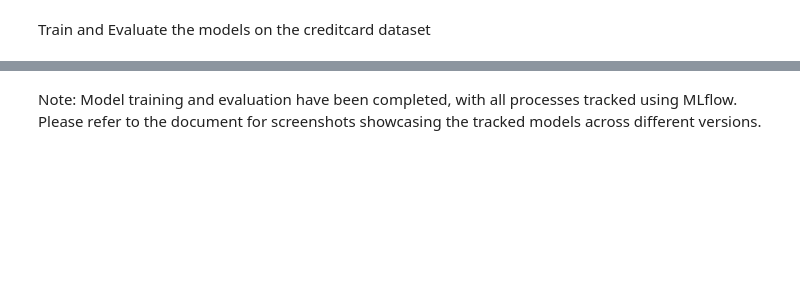
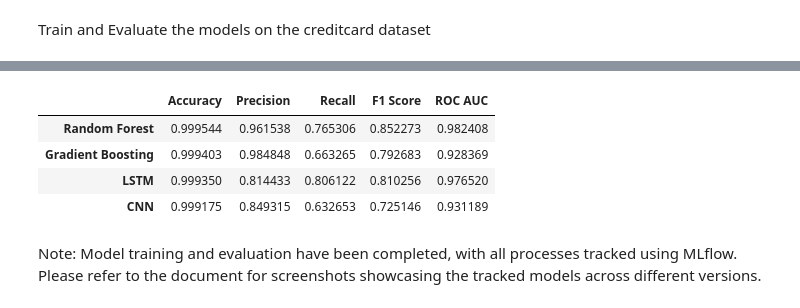
Before and after one commit to simreteabmekbib/Credit-Card-Fraud-Detection-System, a Jupyter notebook: notebooks/modeling.ipynb, the cells around one changed output, grey strips where cells are left out. Drawn from its saved outputs; the diff is of its cells as text; code cells hidden in the pictures; blank space fills up the shorter version.

```diff
--- a/notebooks/modeling.ipynb
+++ b/notebooks/modeling.ipynb
@@ -159,2 +170,12 @@ pd.DataFrame(results_fraud).T
 # %% [markdown]
 Train and Evaluate the models on the creditcard dataset
+# %%
+# Create instance of the pipeline
+model_pipeline = ModelPipeline(X_train_cc, X_test_cc, y_train_cc, y_test_cc)
+
+# add models
+model_pipeline.add_models()
+# Train and evaluate, logging with MLflow
+best_model, best_model_name = model_pipeline.train_and_evaluate()
+# Save the best model
+model_pipeline.save_best_models(best_model, best_model_name, 'creditcard')
@@ -161,5 +212,13 @@ Train and Evaluate the models on the creditcard dataset
 # %%
 # Get the results
 results_creditcard, y_probs_credicard = model_pipeline.get_results()
+# %%
+pd.DataFrame(results_creditcard).T
+# %% [output]
+|  | Accuracy | Precision | Recall | F1 Score | ROC AUC |
+| Random Forest | 0.999544 | 0.961538 | 0.765306 | 0.852273 | 0.982408 |
+| Gradient Boosting | 0.999403 | 0.984848 | 0.663265 | 0.792683 | 0.928369 |
+| LSTM | 0.999350 | 0.814433 | 0.806122 | 0.810256 | 0.976520 |
+| CNN | 0.999175 | 0.849315 | 0.632653 | 0.725146 | 0.931189 |
 # %% [markdown]
 Note: Model training and evaluation have been completed, with all processes tracked using MLflow. Please refer to the document for screenshots showcasing the tracked models across different versions.
```
Also changed, not shown: parts of 11 cells of this notebook.
